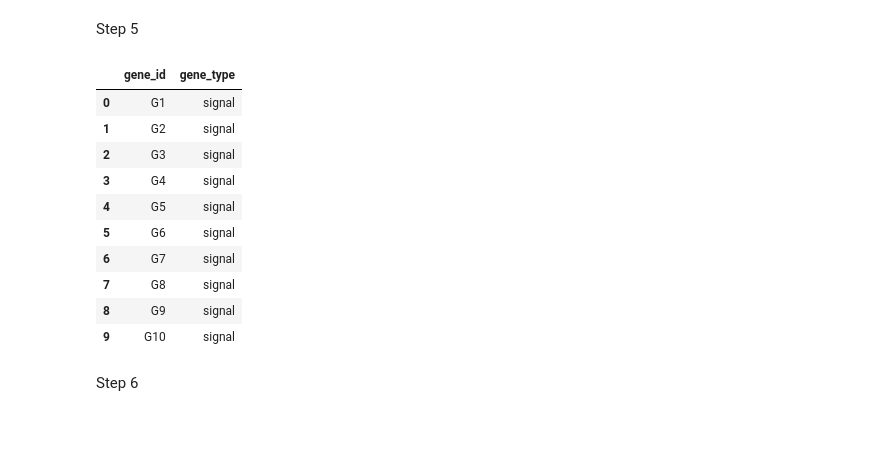
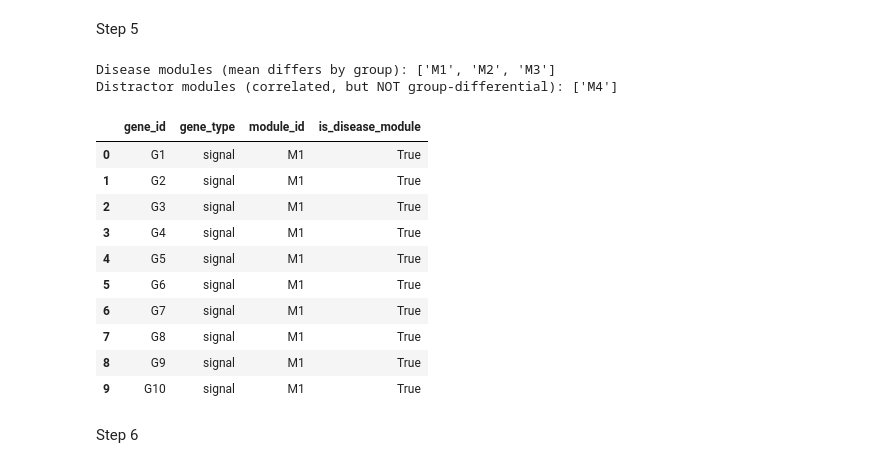
Before and after one commit to sierramendoza543/sierra-gating-project, a Jupyter notebook: edits_syntheticdata.ipynb, the cells around one changed output. Cells and saved outputs as stored; diff of their text form; code cells hidden in the pictures; blank space fills up the shorter version.

```diff
--- a/edits_syntheticdata.ipynb
+++ b/edits_syntheticdata.ipynb
@@ -30,13 +30,26 @@ cells_per_patient = 50
 n_genes_total = 1000
 n_signal_genes = 100
 
-fold_change = 4
+fold_change = 3
 mu_background = 2
-sigma2 = 0.16
-dispersion = 50.0
+sigma2 = 0.20
+dispersion = 15.0
 
 size_factor_mean = 2000
 size_factor_sd = 300
+
+# --- correlated gene module parameters ---
+# Split the 100 signal genes into equal-size modules. All but the last
+# module are "disease modules" (their mean expression differs by group,
+# same as before). The last module is a "distractor": genes inside it are
+# just as correlated with each other as a disease module, but its mean does
+# NOT differ between groups — a negative control to check that L1 (and later
+# the group-aware method) isn't fooled into selecting a module just because
+# it's correlated.
+n_modules = 4
+n_distractor_modules = 1
+genes_per_module = n_signal_genes // n_modules
+within_module_correlation = 0.6  # target Pearson rho between genes in the same module
 
 print("Simulation parameters defined")
 print("Group 1 patients:", n_patients_group1)
@@ -45,6 +58,8 @@ print("Cells per patient:", cells_per_patient)
 print("Total genes:", n_genes_total)
 print("Signal genes:", n_signal_genes)
 print("Fold change:", fold_change)
+print("Modules:", n_modules, "x", genes_per_module, "genes (", n_distractor_modules, "distractor )")
+print("Within-module target correlation:", within_module_correlation)
 # %% [output]
 Simulation parameters defined
 Group 1 patients: 10
@@ -123,31 +140,48 @@ cells_df.head()
 # %% [markdown]
 Step 5
 # %%
-# Step 5: label genes
+# Step 5: label genes and assign correlated gene modules
 
 gene_ids = [f"G{i+1}" for i in range(n_genes_total)]
 
 signal_gene_ids = gene_ids[:n_signal_genes]
 background_gene_ids = gene_ids[n_signal_genes:]
 
+module_names = [f"M{i+1}" for i in range(n_modules)]
+disease_modules = module_names[: n_modules - n_distractor_modules]
+distractor_module_names = module_names[n_modules - n_distractor_modules :]
+
+gene_module = {}
+for m_idx, module in enumerate(module_names):
+    start = m_idx * genes_per_module
+    end = start + genes_per_module
+    for gene_id in signal_gene_ids[start:end]:
+        gene_module[gene_id] = module
+
 genes_df = pd.DataFrame({
     "gene_id": gene_ids,
     "gene_type": ["signal"] * n_signal_genes + ["background"] * (n_genes_total - n_signal_genes)
 })
+genes_df["module_id"] = genes_df["gene_id"].map(gene_module).fillna("none")
+genes_df["is_disease_module"] = genes_df["module_id"].isin(disease_modules)
 
+print("Disease modules (mean differs by group):", disease_modules)
+print("Distractor modules (correlated, but NOT group-differential):", distractor_module_names)
 genes_df.head(10)
 # %% [output]
+Disease modules (mean differs by group): ['M1', 'M2', 'M3']
+Distractor modules (correlated, but NOT group-differential): ['M4']
-|  | gene_id | gene_type |
-| 0 | G1 | signal |
-| 1 | G2 | signal |
-| 2 | G3 | signal |
-| 3 | G4 | signal |
-| 4 | G5 | signal |
-| 5 | G6 | signal |
-| 6 | G7 | signal |
-| 7 | G8 | signal |
-| 8 | G9 | signal |
-| 9 | G10 | signal |
+|  | gene_id | gene_type | module_id | is_disease_module |
+| 0 | G1 | signal | M1 | True |
+| 1 | G2 | signal | M1 | True |
+| 2 | G3 | signal | M1 | True |
+| 3 | G4 | signal | M1 | True |
+| 4 | G5 | signal | M1 | True |
+| 5 | G6 | signal | M1 | True |
+| 6 | G7 | signal | M1 | True |
+| 7 | G8 | signal | M1 | True |
+| 8 | G9 | signal | M1 | True |
+| 9 | G10 | signal | M1 | True |
 # %% [markdown]
 Step 6
 # %%
```
Also changed, not shown: parts of 32 cells of this notebook, 1 other file.
